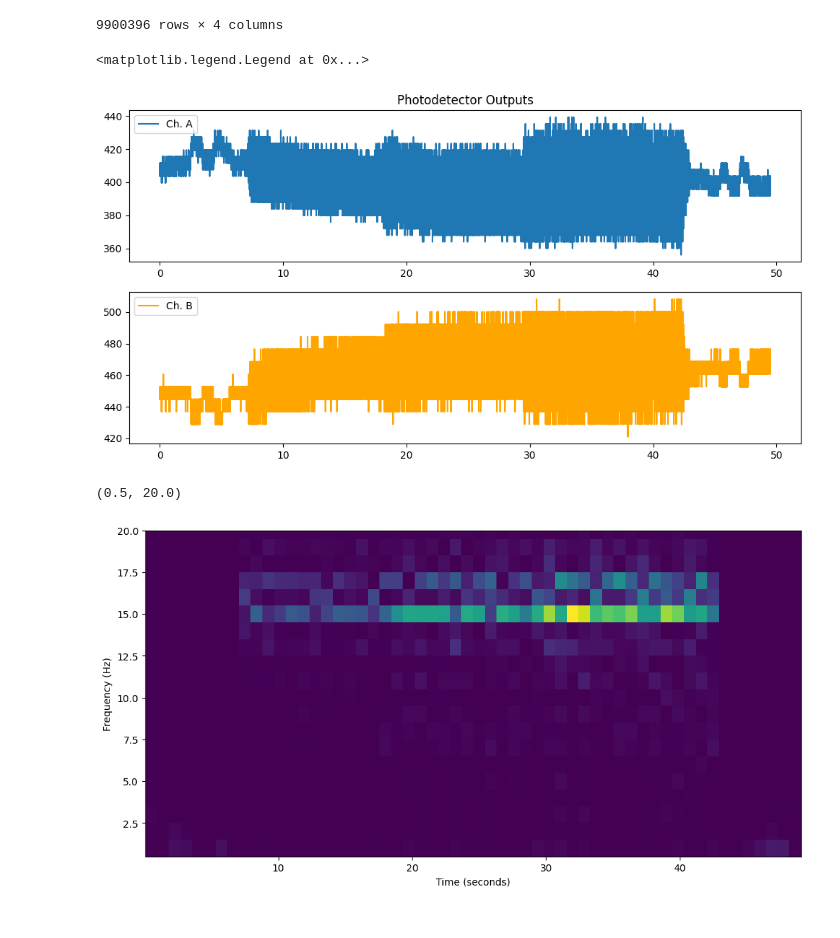
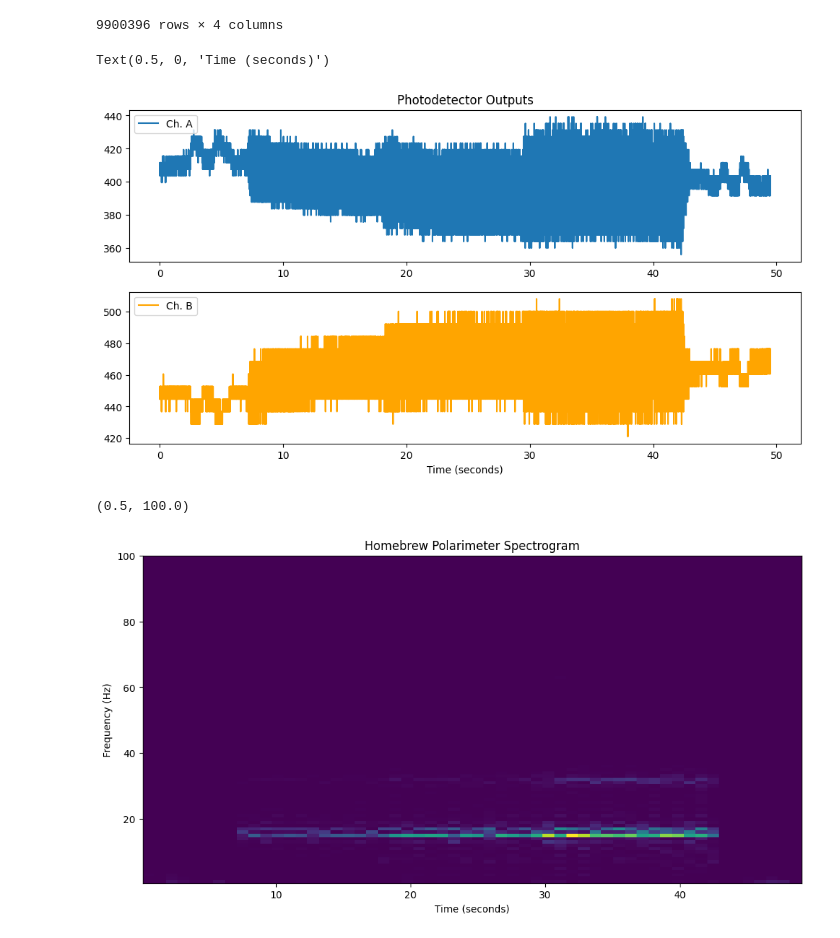
Before and after one commit to zzhou292/optic_sensing, a Jupyter notebook: 0311/5us-fast/process_spectrogram.ipynb, the cells around one changed output. Drawn from its saved outputs; the diff is of its cells as text; code cells hidden in the pictures.

```diff
--- a/0311/5us-fast/process_spectrogram.ipynb
+++ b/0311/5us-fast/process_spectrogram.ipynb
@@ -93,22 +93,21 @@ ax[0].plot(df[['Time']], df[['Channel A']].to_numpy(), label='Ch. A')
 ax[0].legend(loc='upper left')
 ax[1].plot(df[['Time']], df[['Channel B']].to_numpy(), label='Ch. B', color="orange")
 ax[1].legend(loc='upper left')
+ax[1].set_xlabel("Time (seconds)")
 # %% [output]
-<matplotlib.legend.Legend at 0x...>
+Text(0.5, 0, 'Time (seconds)')
-[figure, old version]
+[figure, new version]
 # %%
-eval_data = df[['Channel B']].values.flatten() #Choose which channel to monitor
+eval_data = df[['Channel A']].values.flatten() #Choose which channel to monitor
 # %%
 f, t, Sxx = signal.spectrogram(eval_data, fs=1000, nperseg=1000)
-#f, t, Zxx = signal.stft(eval_data, fs, nperseg=100)
-#plt.pcolormesh(t, f, np.abs(Zxx))
 plt.pcolormesh(t, f, Sxx)
-#plt.title('Vibration Test on 17K fiber run')
+plt.title('Homebrew Polarimeter Spectrogram')
 plt.ylabel('Frequency (Hz)')
 plt.xlabel('Time (seconds)')
 ax = plt.gca()
-ax.set_ylim((.5, 20))
+ax.set_ylim((.5, 100))
 #ax.set_yscale('log')
 # %% [output]
-(0.5, 20.0)
+(0.5, 100.0)
-[figure, old version]
+[figure, new version]
```
